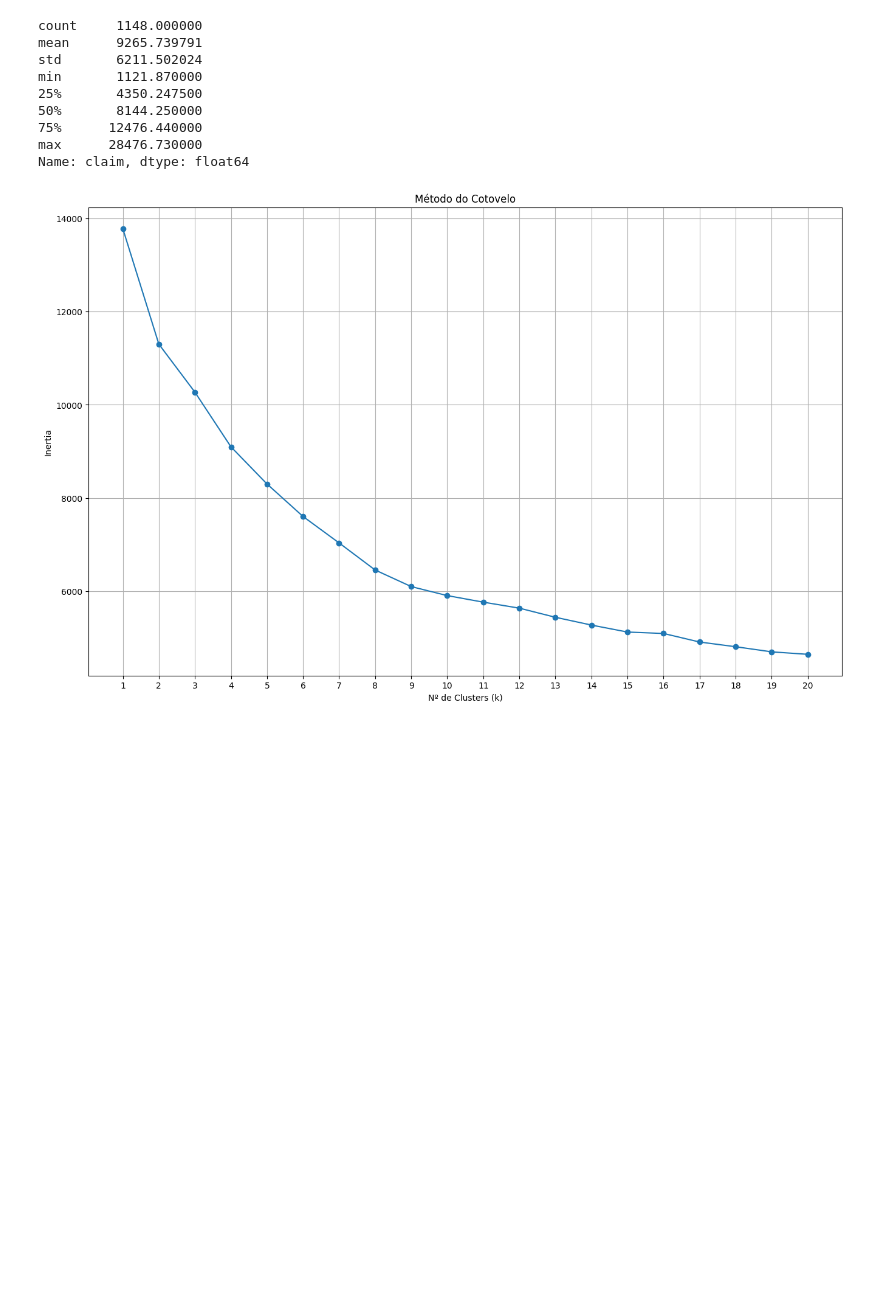
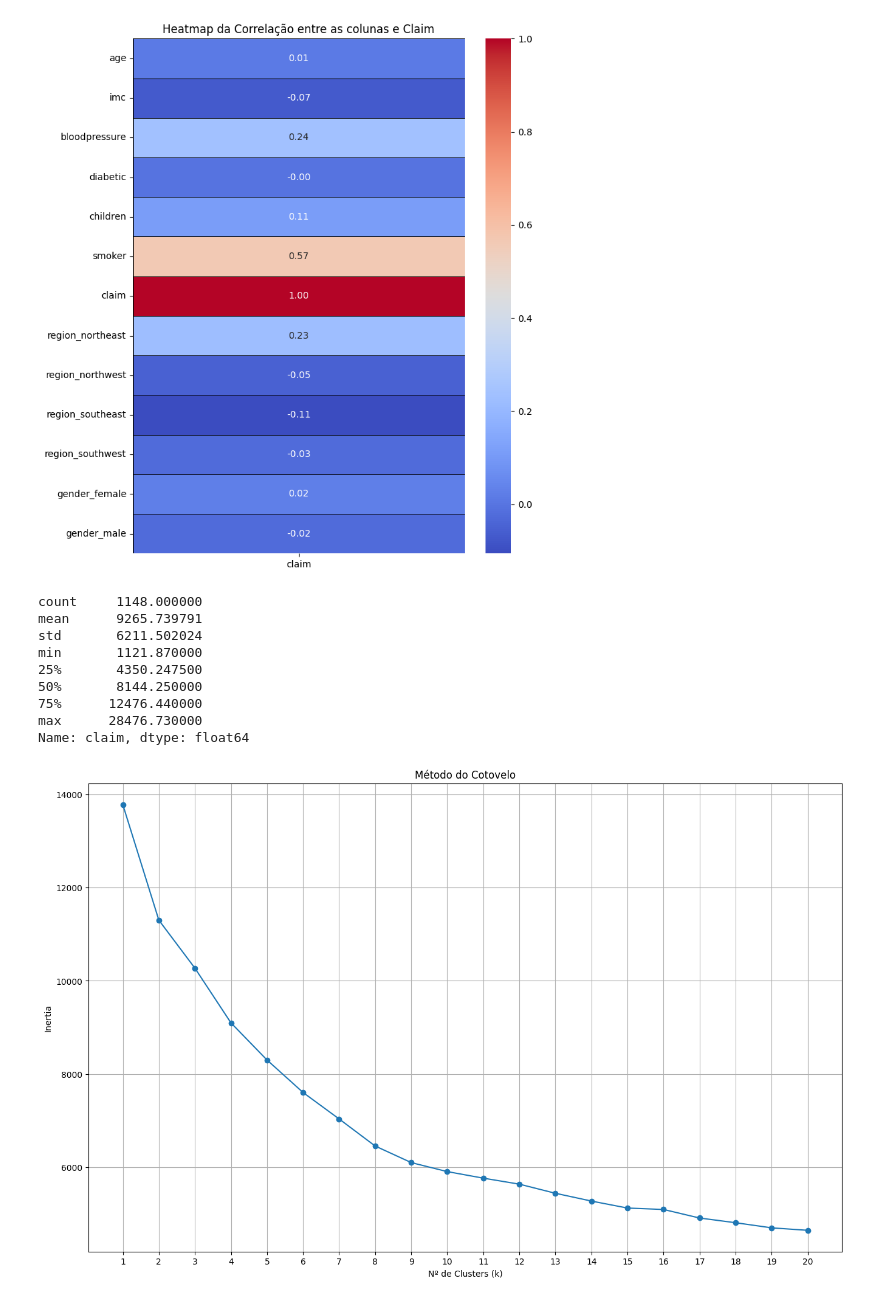
Before and after one commit to TalesVMAlves/Classificador-Seguros, a Jupyter notebook: aprendizadoNaoSupervisionado.ipynb, the cells around one changed output. Drawn from its saved outputs; the diff is of its cells as text; code cells hidden in the pictures; blank space fills up the shorter version.

Commit message:
Correlação das colunas com claim

```diff
--- a/aprendizadoNaoSupervisionado.ipynb
+++ b/aprendizadoNaoSupervisionado.ipynb
@@ -7,3 +19,16 @@ df.drop(['cluster', 'binned_claim'], axis=1, inplace=True)
+# %%
+correlacao = df.corr()['claim']
+df_correlacao = pd.DataFrame(correlacao)
+# %%
+import matplotlib.pyplot as plt
+import seaborn as sns
+
+plt.figure(figsize=(8, 10))
+sns.heatmap(df_correlacao, annot=True, cmap='coolwarm', fmt=".2f", linewidths=.5, linecolor='black')
+plt.title('Heatmap da Correlação entre as colunas e Claim')
+plt.show()
+# %% [output]
+[figure, added]
 # %%
 
 from sklearn.preprocessing import StandardScaler
```
Also changed, not shown: parts of 4 cells of this notebook.
